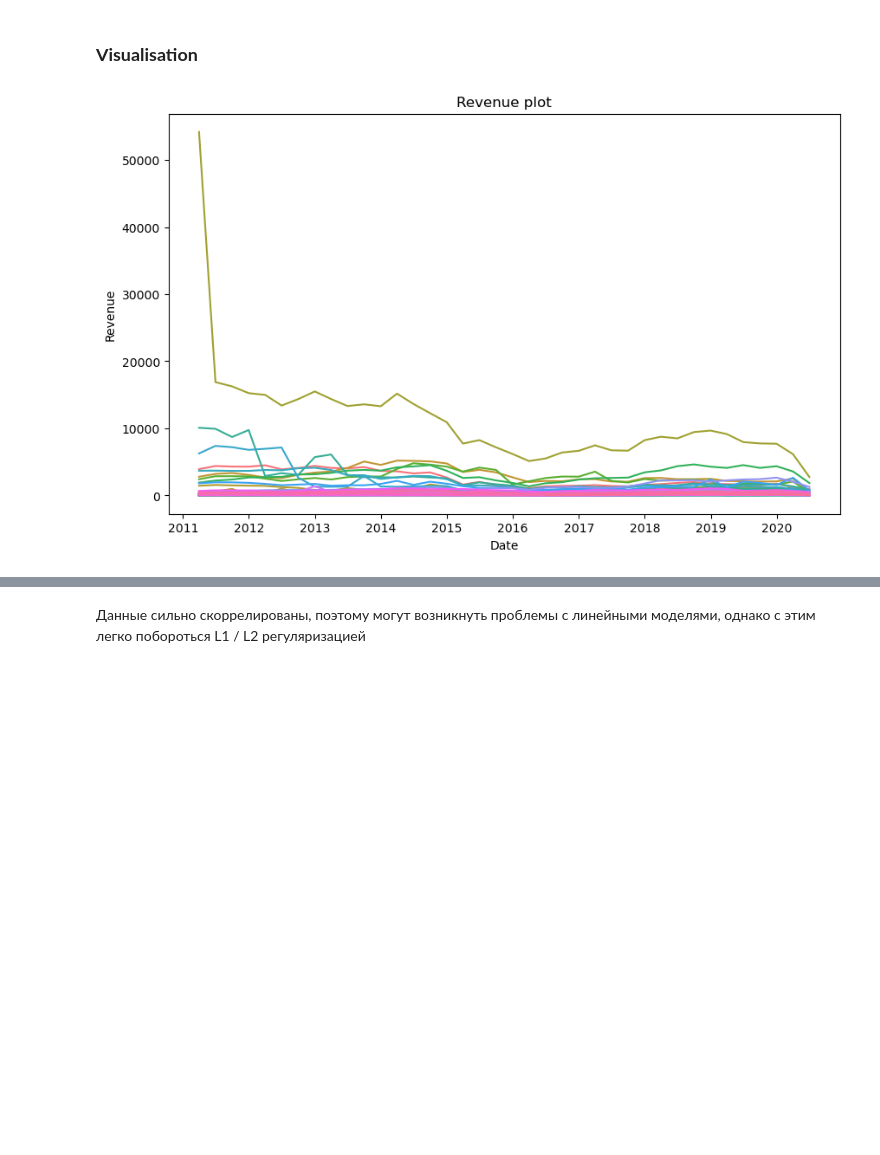
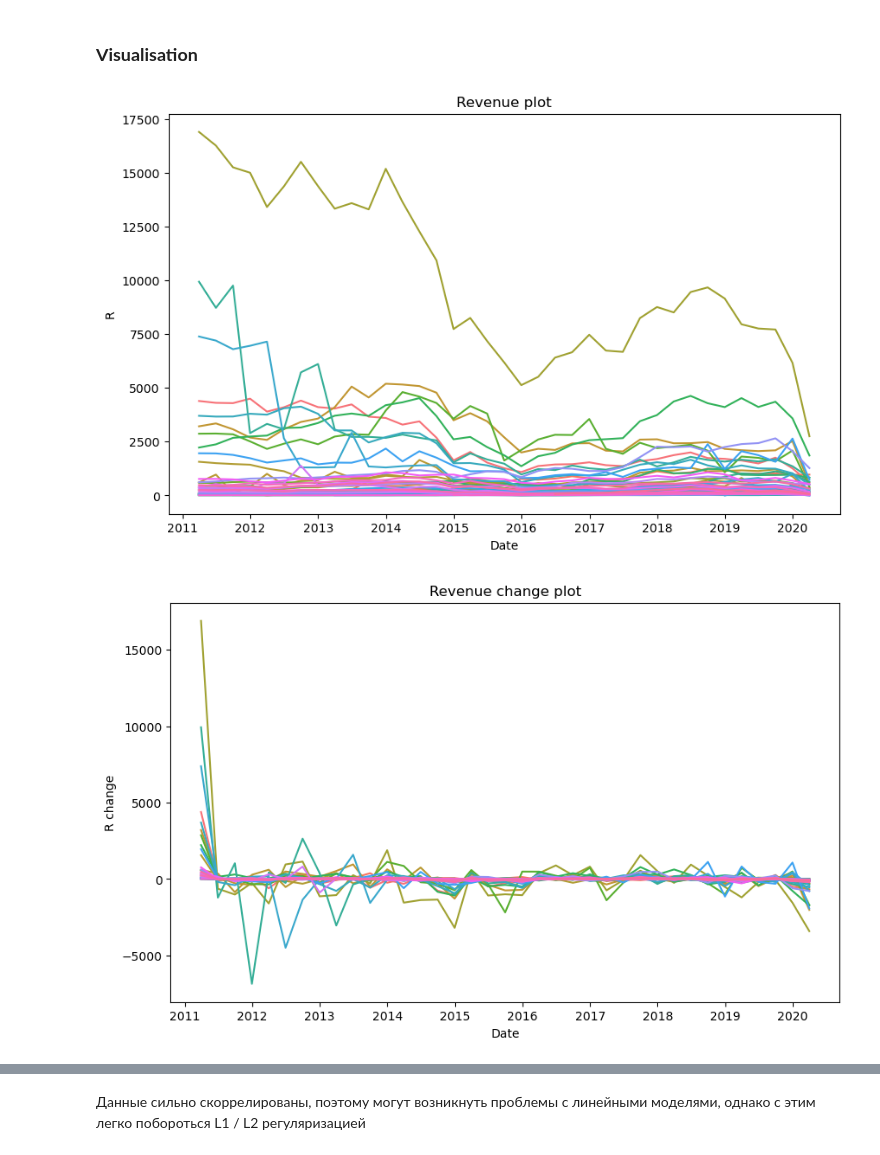
Before and after one commit to Andrezyy/CMF-reporting-forecasting, a Jupyter notebook: EDA.ipynb, the cells around one changed output, grey strips where cells are left out. Saved outputs shown, nothing was run; the diff lists cells and outputs as text; code cells hidden in the pictures; blank space fills up the shorter version.

```diff
--- a/EDA.ipynb
+++ b/EDA.ipynb
@@ -94,10 +96,17 @@ train_data.groupby('Company').agg(['mean', 'std', 'min', 'max']).head()
 # %%
 plt.figure(figsize = (10,6))
 plt.title("Revenue plot")
-sns.lineplot(data=train_data, x="Date", y="Revenue", hue="Company", legend = False)
+sns.lineplot(data=train_data, x="Date", y="R", hue="Company", legend = False)
 plt.show()
 # %% [output]
-[figure, old version]
+[figure, new version]
+# %%
+plt.figure(figsize = (10,6))
+plt.title("Revenue change plot")
+sns.lineplot(data=train_data, x="Date", y="R change", hue="Company", legend = False)
+plt.show()
+# %% [output]
+[figure, added]
 # %%
 plt.figure(figsize = (10,6))
 plt.title("Operating Income plot")
```
Also changed, not shown: parts of 11 cells of this notebook, 4 other files.
